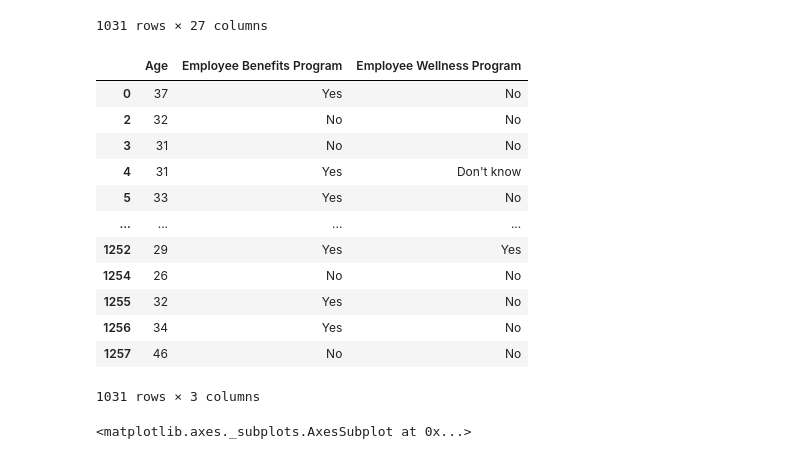
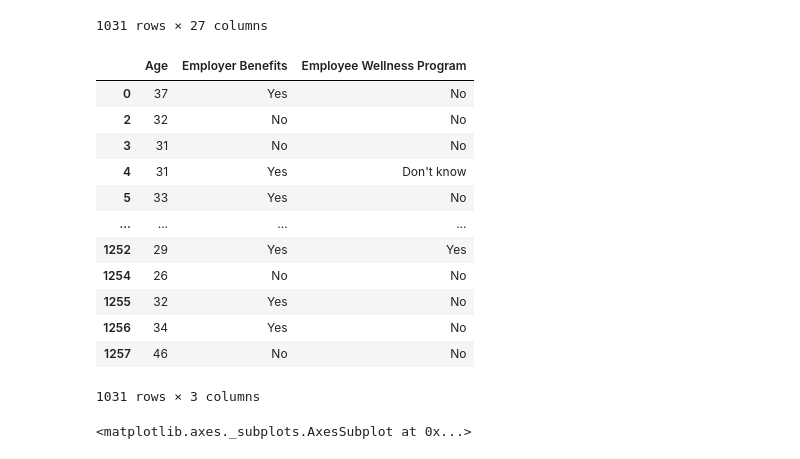
Before and after one commit to baileykayla953/project-one, a Jupyter notebook: Summary Stats.ipynb, the cells around one changed output. Saved outputs shown, nothing was run; the diff lists cells and outputs as text; code cells hidden in the pictures.

```diff
--- a/Summary Stats.ipynb
+++ b/Summary Stats.ipynb
@@ -29,7 +29,7 @@ mental_health_df_rename = mental_health_df.rename(columns={"family_history": "Fa
                                                             "treatment": "Seeking Treatment",
                                                             "obs_consequence": "Heard/Observed Consequences",
                                                             "wellness_program": "Employee Wellness Program",
-                                                            "benefits" : "Employee Benefits Program",
+                                                            "benefits" : "Employer Benefits",
                                                             "seek_help": "Employer Provide Resources",
                                                             "care_options": "Knowledge of Options",
                                                             "tech_company": "Work in Tech",
@@ -80,13 +80,13 @@ tech_df
 # %%
 #Create a DataFrame with gender,benefits, wellnessprogram and ability seek out help knowledge
 
-worker_output= pd.DataFrame(tech_df, columns=["Age","Employee Benefits Program",
+worker_output= pd.DataFrame(tech_df, columns=["Age","Employer Benefits",
                                              "Employee Wellness Program"])
 
 
 worker_output
 # %% [output]
-|  | Age | Employee Benefits Program | Employee Wellness Program |
+|  | Age | Employer Benefits | Employee Wellness Program |
 | 0 | 37 | Yes | No |
 | 2 | 32 | No | No |
 | 3 | 31 | No | No |
```
Also changed, not shown: parts of 15 cells of this notebook.
